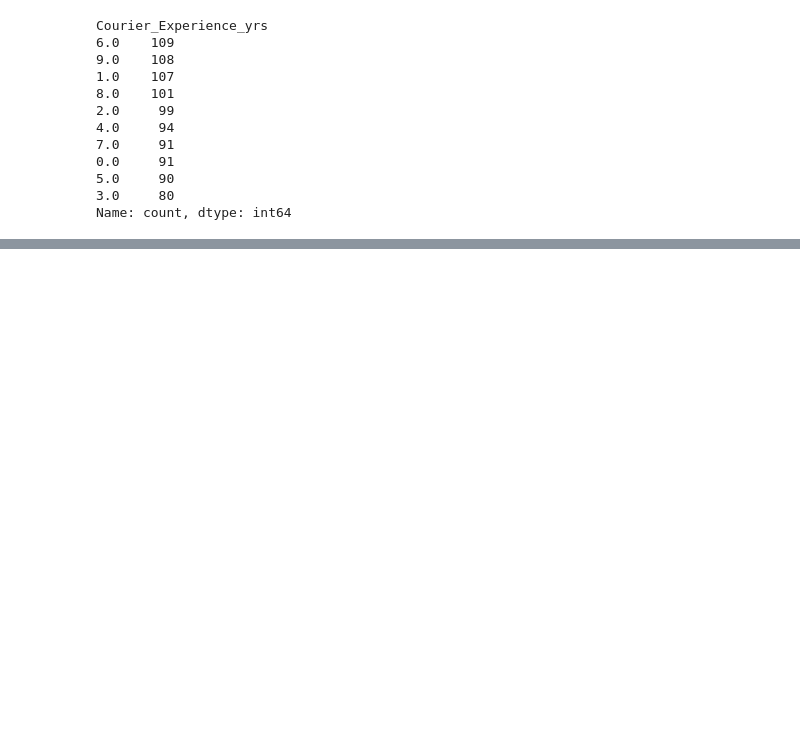
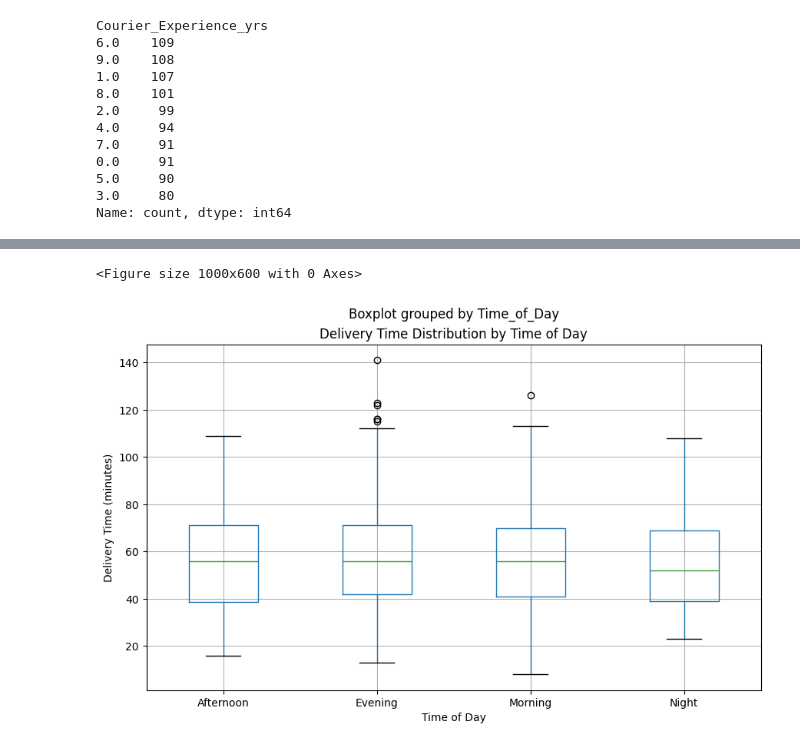
Before and after one commit to LukeOpany/food_delivery_timelines, a Jupyter notebook: deliverytines.ipynb, the cells around one changed output, grey strips where cells are left out. Cells and saved outputs as stored; diff of their text form; code cells hidden in the pictures; blank space fills up the shorter version.

```diff
--- a/deliverytines.ipynb
+++ b/deliverytines.ipynb
@@ -67,0 +131,11 @@ Name: count, dtype: int64
+# %%
+#boxplot to visualize delivery times across different times of day
+plt.figure(figsize=(10, 6))
+df.boxplot(column='Delivery_Time_min', by='Time_of_Day', figsize=(10, 6))
+plt.title('Delivery Time Distribution by Time of Day')
+plt.xlabel('Time of Day')
+plt.ylabel('Delivery Time (minutes)')
+plt.show()
+# %% [output]
+<Figure size 1000x600 with 0 Axes>
+[figure, added]
```
Also changed, not shown: parts of 8 cells of this notebook.
